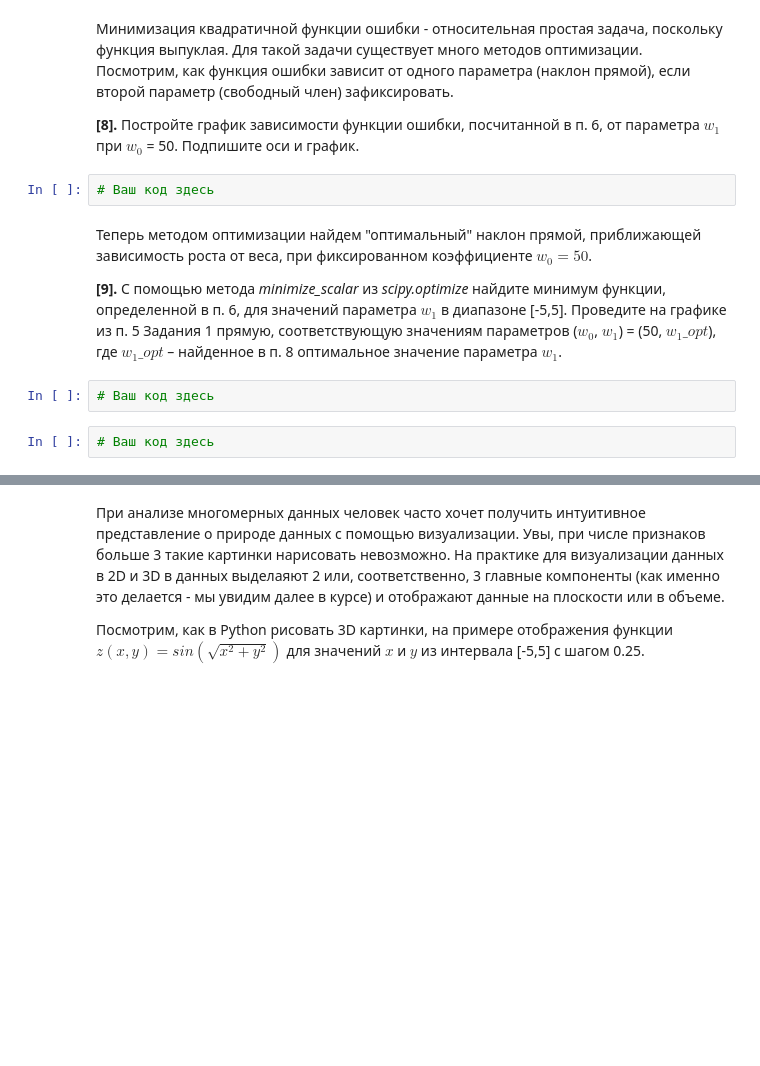
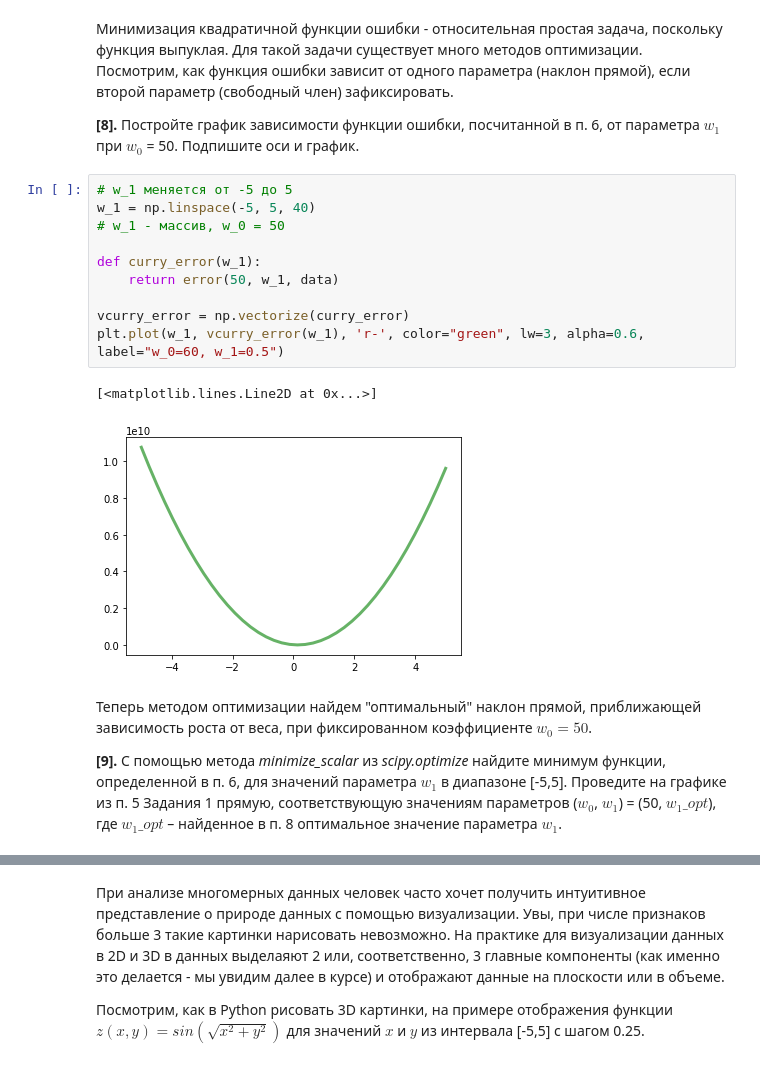
Before and after one commit to sevaspb/mipt_ya_ml_spec, a Jupyter notebook: supervised-learning/week-1/peer_review_linreg_height_weight.ipynb, the cells around one changed output, grey strips where cells are left out. Saved outputs shown, nothing was run; the diff lists cells and outputs as text; blank space fills up the shorter version.

```diff
--- a/supervised-learning/week-1/peer_review_linreg_height_weight.ipynb
+++ b/supervised-learning/week-1/peer_review_linreg_height_weight.ipynb
@@ -151,13 +152,20 @@ ax.legend(loc='best', frameon=False)
 Минимизация квадратичной функции ошибки - относительная простая задача, поскольку функция выпуклая. Для такой задачи существует много методов оптимизации. Посмотрим, как функция ошибки зависит от одного параметра (наклон прямой), если второй параметр (свободный член) зафиксировать.
 
 **[8].** Постройте график зависимости функции ошибки, посчитанной в п. 6, от параметра $w_1$ при $w_0$ = 50. Подпишите оси и график.
-# %%
-# Ваш код здесь
+# %%
+# w_1 меняется от -5 до 5
+w_1 = np.linspace(-5, 5, 40)
+# w_1 - массив, w_0 = 50
+
+def curry_error(w_1):
+    return error(50, w_1, data)
+
+vcurry_error = np.vectorize(curry_error)
+plt.plot(w_1, vcurry_error(w_1), 'r-', color="green", lw=3, alpha=0.6, label="w_0=60, w_1=0.5")
+# %% [output]
+[<matplotlib.lines.Line2D at 0x...>]
+[figure, added]
 # %% [markdown]
 Теперь методом оптимизации найдем "оптимальный" наклон прямой, приближающей зависимость роста от веса, при фиксированном коэффициенте $w_0 = 50$.
 
 **[9].** С помощью метода *minimize_scalar* из *scipy.optimize* найдите минимум функции, определенной в п. 6, для значений параметра  $w_1$ в диапазоне [-5,5]. Проведите на графике из п. 5 Задания 1 прямую, соответствующую значениям параметров ($w_0$, $w_1$) = (50, $w_1\_opt$), где $w_1\_opt$ – найденное в п. 8 оптимальное значение параметра $w_1$.
-# %%
-# Ваш код здесь
-# %%
-# Ваш код здесь
```
Also changed, not shown: parts of 5 cells of this notebook.
